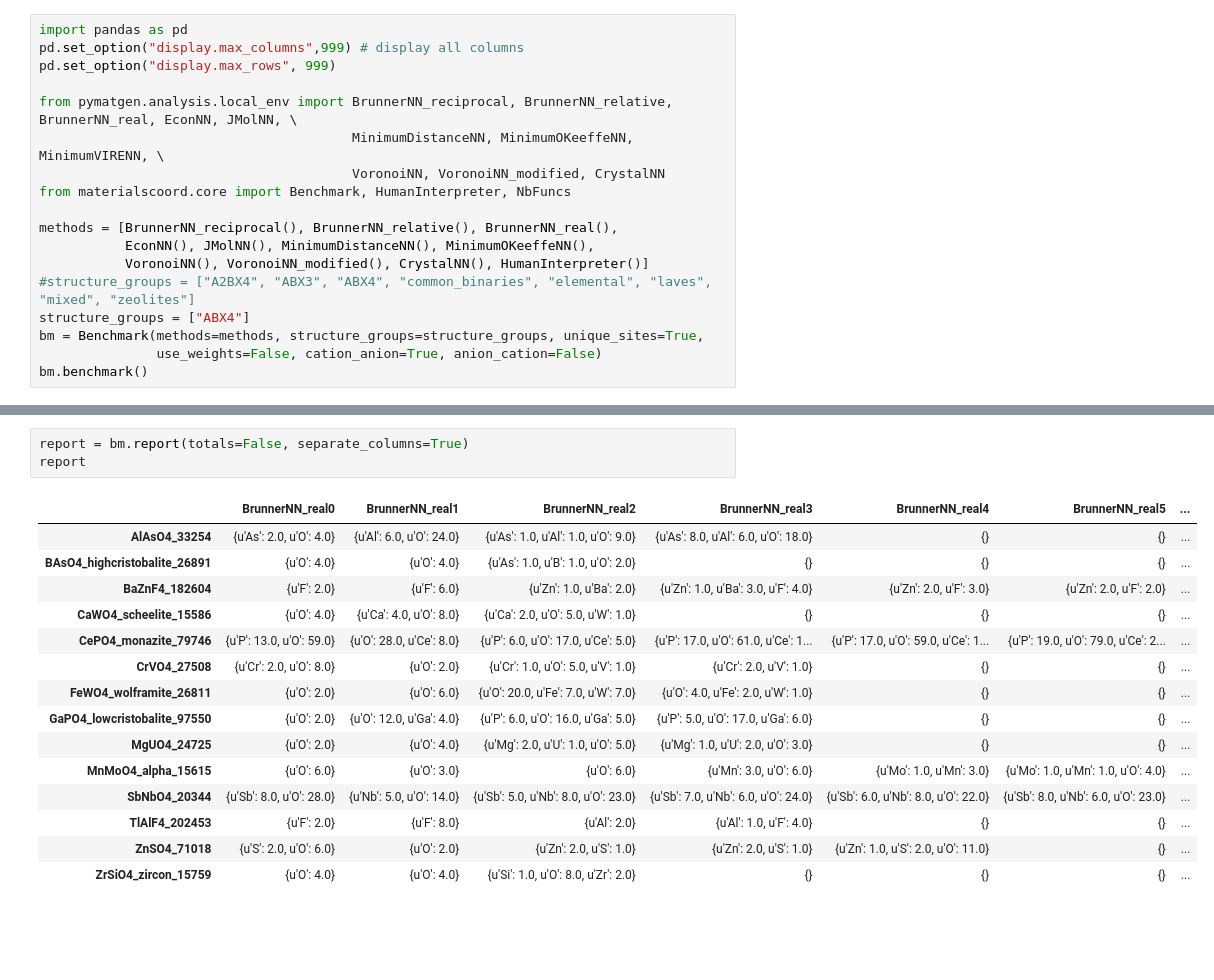
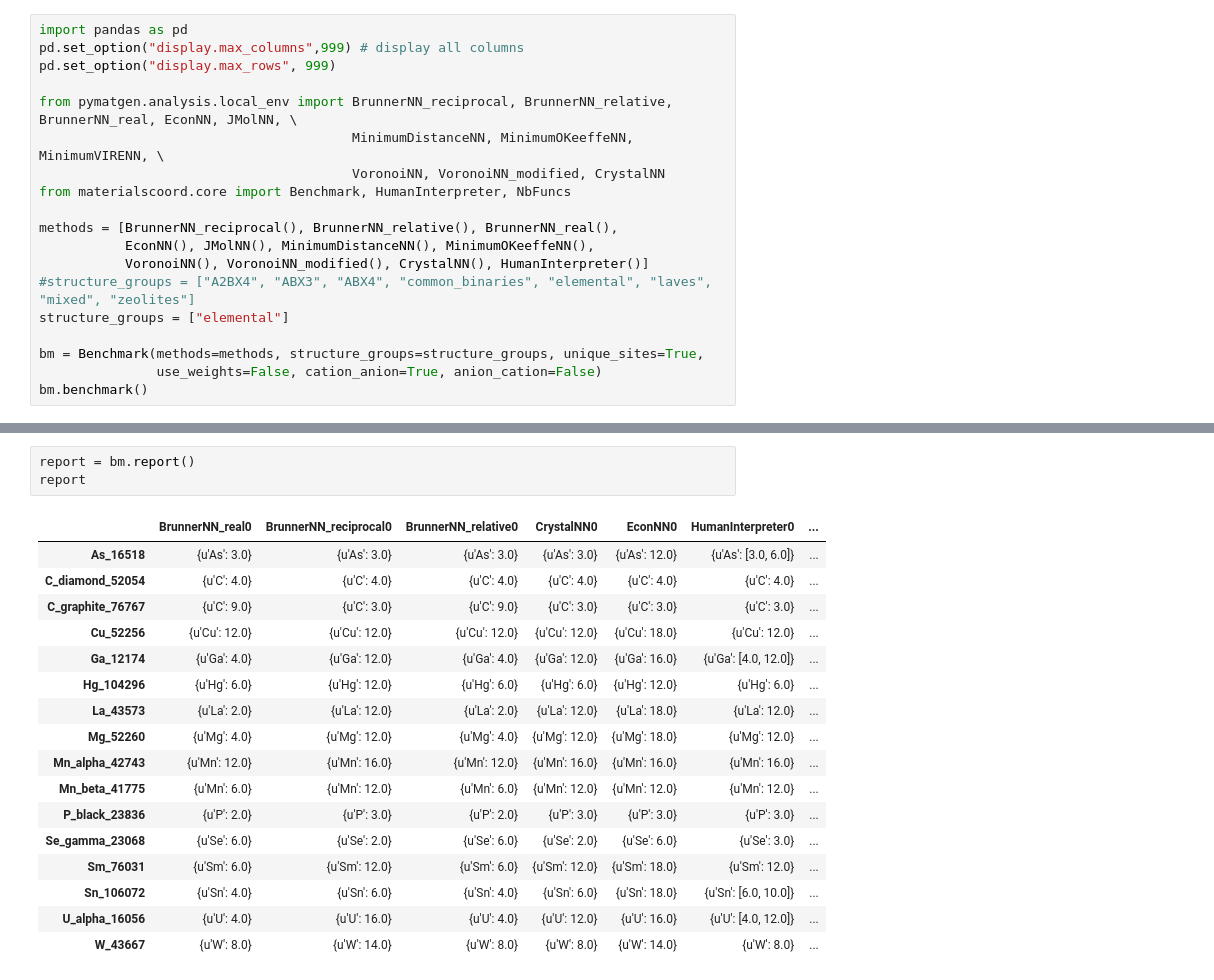
Before and after one commit to hackingmaterials/materials-coord, a Jupyter notebook: examples/cation_anion_interactions.ipynb, the cells around one changed output, grey strips where cells are left out. Cells and saved outputs as stored; diff of their text form; blank space fills up the shorter version.

```diff
--- a/examples/cation_anion_interactions.ipynb
+++ b/examples/cation_anion_interactions.ipynb
@@ -12,7 +12,8 @@ methods = [BrunnerNN_reciprocal(), BrunnerNN_relative(), BrunnerNN_real(),
            EconNN(), JMolNN(), MinimumDistanceNN(), MinimumOKeeffeNN(),
            VoronoiNN(), VoronoiNN_modified(), CrystalNN(), HumanInterpreter()]
 #structure_groups = ["A2BX4", "ABX3", "ABX4", "common_binaries", "elemental", "laves", "mixed", "zeolites"]
-structure_groups = ["ABX4"]
+structure_groups = ["elemental"]
+
 bm = Benchmark(methods=methods, structure_groups=structure_groups, unique_sites=True,
                use_weights=False, cation_anion=True, anion_cation=False)
 bm.benchmark()
@@ -40,22 +25,24 @@ Initialization successful.
 # %%
-report = bm.report(totals=False, separate_columns=True)
+report = bm.report()
 report
 # %% [output]
-|  | BrunnerNN_real0 | BrunnerNN_real1 | BrunnerNN_real2 | BrunnerNN_real3 | BrunnerNN_real4 | BrunnerNN_real5 | ... |
-| AlAsO4_33254 | {u'As': 2.0, u'O': 4.0} | {u'Al': 6.0, u'O': 24.0} | {u'As': 1.0, u'Al': 1.0, u'O': 9.0} | {u'As': 8.0, u'Al': 6.0, u'O': 18.0} | {} | {} | ... |
-| BAsO4_highcristobalite_26891 | {u'O': 4.0} | {u'O': 4.0} | {u'As': 1.0, u'B': 1.0, u'O': 2.0} | {} | {} | {} | ... |
-| BaZnF4_182604 | {u'F': 2.0} | {u'F': 6.0} | {u'Zn': 1.0, u'Ba': 2.0} | {u'Zn': 1.0, u'Ba': 3.0, u'F': 4.0} | {u'Zn': 2.0, u'F': 3.0} | {u'Zn': 2.0, u'F': 2.0} | ... |
-| CaWO4_scheelite_15586 | {u'O': 4.0} | {u'Ca': 4.0, u'O': 8.0} | {u'Ca': 2.0, u'O': 5.0, u'W': 1.0} | {} | {} | {} | ... |
-| CePO4_monazite_79746 | {u'P': 13.0, u'O': 59.0} | {u'O': 28.0, u'Ce': 8.0} | {u'P': 6.0, u'O': 17.0, u'Ce': 5.0} | {u'P': 17.0, u'O': 61.0, u'Ce': 1... | {u'P': 17.0, u'O': 59.0, u'Ce': 1... | {u'P': 19.0, u'O': 79.0, u'Ce': 2... | ... |
-| CrVO4_27508 | {u'Cr': 2.0, u'O': 8.0} | {u'O': 2.0} | {u'Cr': 1.0, u'O': 5.0, u'V': 1.0} | {u'Cr': 2.0, u'V': 1.0} | {} | {} | ... |
-| FeWO4_wolframite_26811 | {u'O': 2.0} | {u'O': 6.0} | {u'O': 20.0, u'Fe': 7.0, u'W': 7.0} | {u'O': 4.0, u'Fe': 2.0, u'W': 1.0} | {} | {} | ... |
-| GaPO4_lowcristobalite_97550 | {u'O': 2.0} | {u'O': 12.0, u'Ga': 4.0} | {u'P': 6.0, u'O': 16.0, u'Ga': 5.0} | {u'P': 5.0, u'O': 17.0, u'Ga': 6.0} | {} | {} | ... |
-| MgUO4_24725 | {u'O': 2.0} | {u'O': 4.0} | {u'Mg': 2.0, u'U': 1.0, u'O': 5.0} | {u'Mg': 1.0, u'U': 2.0, u'O': 3.0} | {} | {} | ... |
-| MnMoO4_alpha_15615 | {u'O': 6.0} | {u'O': 3.0} | {u'O': 6.0} | {u'Mn': 3.0, u'O': 6.0} | {u'Mo': 1.0, u'Mn': 3.0} | {u'Mo': 1.0, u'Mn': 1.0, u'O': 4.0} | ... |
-| SbNbO4_20344 | {u'Sb': 8.0, u'O': 28.0} | {u'Nb': 5.0, u'O': 14.0} | {u'Sb': 5.0, u'Nb': 8.0, u'O': 23.0} | {u'Sb': 7.0, u'Nb': 6.0, u'O': 24.0} | {u'Sb': 6.0, u'Nb': 8.0, u'O': 22.0} | {u'Sb': 8.0, u'Nb': 6.0, u'O': 23.0} | ... |
-| TlAlF4_202453 | {u'F': 2.0} | {u'F': 8.0} | {u'Al': 2.0} | {u'Al': 1.0, u'F': 4.0} | {} | {} | ... |
-| ZnSO4_71018 | {u'S': 2.0, u'O': 6.0} | {u'O': 2.0} | {u'Zn': 2.0, u'S': 1.0} | {u'Zn': 2.0, u'S': 1.0} | {u'Zn': 1.0, u'S': 2.0, u'O': 11.0} | {} | ... |
-| ZrSiO4_zircon_15759 | {u'O': 4.0} | {u'O': 4.0} | {u'Si': 1.0, u'O': 8.0, u'Zr': 2.0} | {} | {} | {} | ... |
+|  | BrunnerNN_real0 | BrunnerNN_reciprocal0 | BrunnerNN_relative0 | CrystalNN0 | EconNN0 | HumanInterpreter0 | ... |
+| As_16518 | {u'As': 3.0} | {u'As': 3.0} | {u'As': 3.0} | {u'As': 3.0} | {u'As': 12.0} | {u'As': [3.0, 6.0]} | ... |
+| C_diamond_52054 | {u'C': 4.0} | {u'C': 4.0} | {u'C': 4.0} | {u'C': 4.0} | {u'C': 4.0} | {u'C': 4.0} | ... |
+| C_graphite_76767 | {u'C': 9.0} | {u'C': 3.0} | {u'C': 9.0} | {u'C': 3.0} | {u'C': 3.0} | {u'C': 3.0} | ... |
+| Cu_52256 | {u'Cu': 12.0} | {u'Cu': 12.0} | {u'Cu': 12.0} | {u'Cu': 12.0} | {u'Cu': 18.0} | {u'Cu': 12.0} | ... |
+| Ga_12174 | {u'Ga': 4.0} | {u'Ga': 12.0} | {u'Ga': 4.0} | {u'Ga': 12.0} | {u'Ga': 16.0} | {u'Ga': [4.0, 12.0]} | ... |
+| Hg_104296 | {u'Hg': 6.0} | {u'Hg': 12.0} | {u'Hg': 6.0} | {u'Hg': 6.0} | {u'Hg': 12.0} | {u'Hg': 6.0} | ... |
+| La_43573 | {u'La': 2.0} | {u'La': 12.0} | {u'La': 2.0} | {u'La': 12.0} | {u'La': 18.0} | {u'La': 12.0} | ... |
+| Mg_52260 | {u'Mg': 4.0} | {u'Mg': 12.0} | {u'Mg': 4.0} | {u'Mg': 12.0} | {u'Mg': 18.0} | {u'Mg': 12.0} | ... |
+| Mn_alpha_42743 | {u'Mn': 12.0} | {u'Mn': 16.0} | {u'Mn': 12.0} | {u'Mn': 16.0} | {u'Mn': 16.0} | {u'Mn': 16.0} | ... |
+| Mn_beta_41775 | {u'Mn': 6.0} | {u'Mn': 12.0} | {u'Mn': 6.0} | {u'Mn': 12.0} | {u'Mn': 12.0} | {u'Mn': 12.0} | ... |
+| P_black_23836 | {u'P': 2.0} | {u'P': 3.0} | {u'P': 2.0} | {u'P': 3.0} | {u'P': 3.0} | {u'P': 3.0} | ... |
+| Se_gamma_23068 | {u'Se': 6.0} | {u'Se': 2.0} | {u'Se': 6.0} | {u'Se': 2.0} | {u'Se': 6.0} | {u'Se': 3.0} | ... |
+| Sm_76031 | {u'Sm': 6.0} | {u'Sm': 12.0} | {u'Sm': 6.0} | {u'Sm': 12.0} | {u'Sm': 18.0} | {u'Sm': 12.0} | ... |
+| Sn_106072 | {u'Sn': 4.0} | {u'Sn': 6.0} | {u'Sn': 4.0} | {u'Sn': 6.0} | {u'Sn': 18.0} | {u'Sn': [6.0, 10.0]} | ... |
+| U_alpha_16056 | {u'U': 4.0} | {u'U': 16.0} | {u'U': 4.0} | {u'U': 12.0} | {u'U': 16.0} | {u'U': [4.0, 12.0]} | ... |
+| W_43667 | {u'W': 8.0} | {u'W': 14.0} | {u'W': 8.0} | {u'W': 8.0} | {u'W': 14.0} | {u'W': 8.0} | ... |
 # %%
 nbf = NbFuncs(bm)
 df = nbf.final()
```
Also changed, not shown: parts of 5 cells of this notebook, 18 other files.
